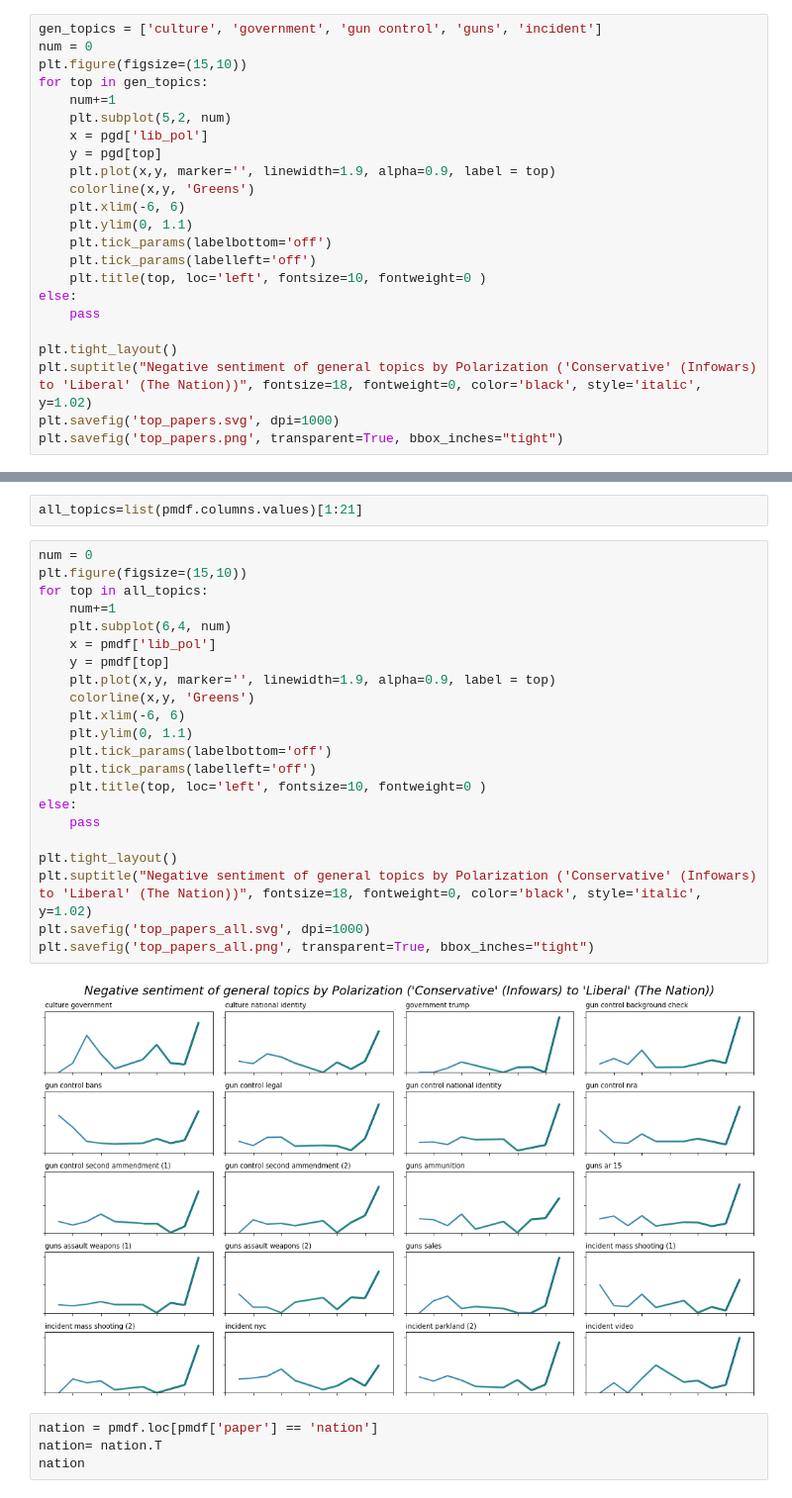
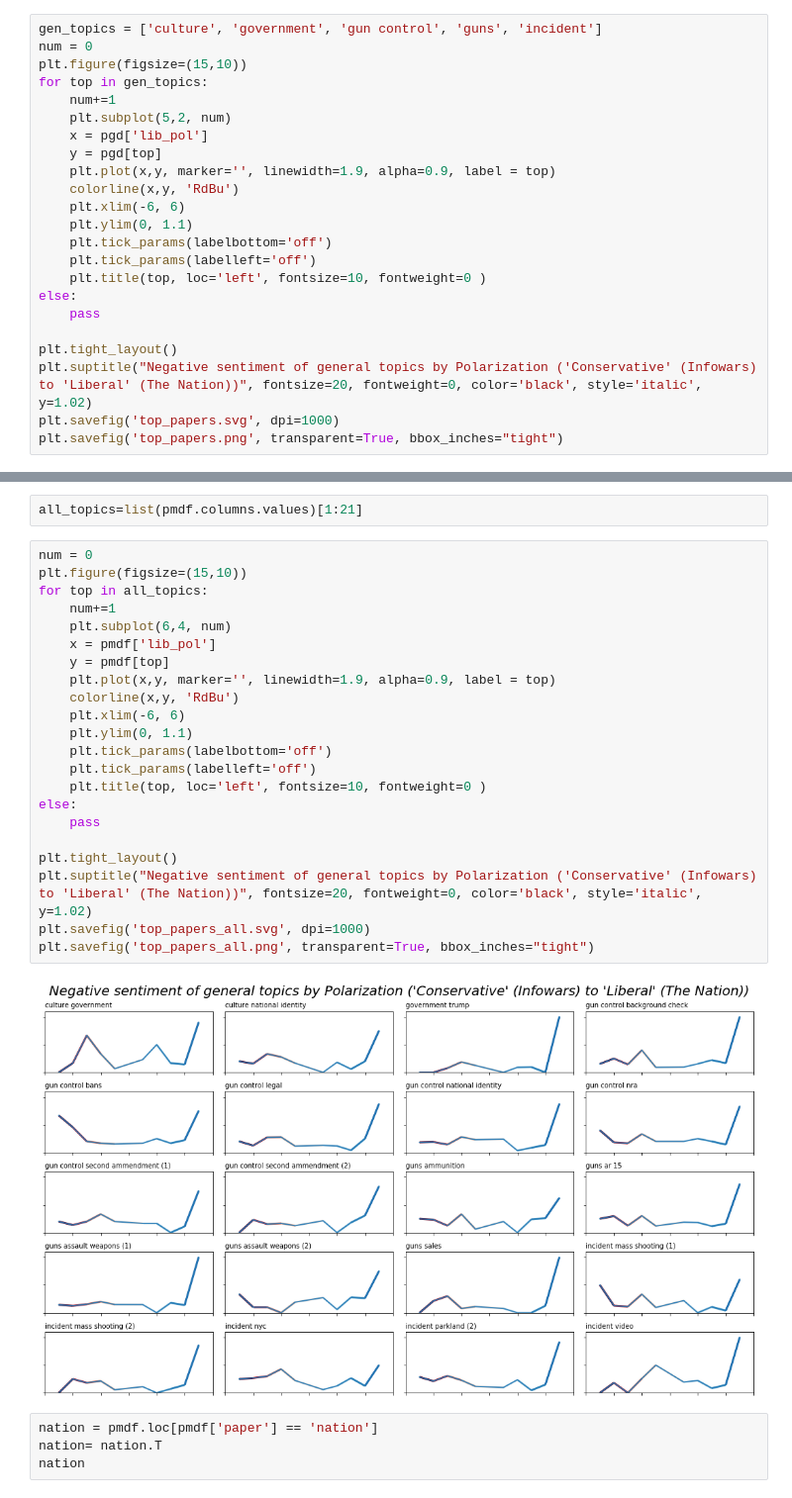
Before and after one commit to michellejm/guns_in_America, a Jupyter notebook: sentimentVisuals.ipynb, the cells around one changed output, grey strips where cells are left out. Shown: that part at 99% size. Cells and saved outputs as stored; diff of their text form.

```diff
--- a/sentimentVisuals.ipynb
+++ b/sentimentVisuals.ipynb
@@ -238,7 +238,7 @@ for top in gen_topics:
     x = pgd['lib_pol']
     y = pgd[top]
     plt.plot(x,y, marker='', linewidth=1.9, alpha=0.9, label = top)
-    colorline(x,y, 'Greens')
+    colorline(x,y, 'RdBu')
     plt.xlim(-6, 6)
     plt.ylim(0, 1.1)
     plt.tick_params(labelbottom='off')
@@ -248,7 +248,7 @@ else:
     pass
 
 plt.tight_layout()
-plt.suptitle("Negative sentiment of general topics by Polarization ('Conservative' (Infowars) to 'Liberal' (The Nation))", fontsize=18, fontweight=0, color='black', style='italic', y=1.02)
+plt.suptitle("Negative sentiment of general topics by Polarization ('Conservative' (Infowars) to 'Liberal' (The Nation))", fontsize=20, fontweight=0, color='black', style='italic', y=1.02)
 plt.savefig('top_papers.svg', dpi=1000)
 plt.savefig('top_papers.png', transparent=True, bbox_inches="tight")
 # %% [output]
@@ -279,27 +279,27 @@ all_topics=list(pmdf.columns.values)[1:21]
 # %%
 num = 0
 plt.figure(figsize=(15,10))
 for top in all_topics:
     num+=1
     plt.subplot(6,4, num)
     x = pmdf['lib_pol']
     y = pmdf[top]
     plt.plot(x,y, marker='', linewidth=1.9, alpha=0.9, label = top)
-    colorline(x,y, 'Greens')
+    colorline(x,y, 'RdBu')
     plt.xlim(-6, 6)
     plt.ylim(0, 1.1)
     plt.tick_params(labelbottom='off')
     plt.tick_params(labelleft='off')
     plt.title(top, loc='left', fontsize=10, fontweight=0 )
 else:
     pass
 
 plt.tight_layout()
-plt.suptitle("Negative sentiment of general topics by Polarization ('Conservative' (Infowars) to 'Liberal' (The Nation))", fontsize=18, fontweight=0, color='black', style='italic', y=1.02)
+plt.suptitle("Negative sentiment of general topics by Polarization ('Conservative' (Infowars) to 'Liberal' (The Nation))", fontsize=20, fontweight=0, color='black', style='italic', y=1.02)
 plt.savefig('top_papers_all.svg', dpi=1000)
 plt.savefig('top_papers_all.png', transparent=True, bbox_inches="tight")
 # %% [output]
-[figure, old version]
+[figure, new version]
 # %%
 nation = pmdf.loc[pmdf['paper'] == 'nation']
 nation= nation.T
```
Also changed, not shown: parts of 1 cell of this notebook, 8 other files.
